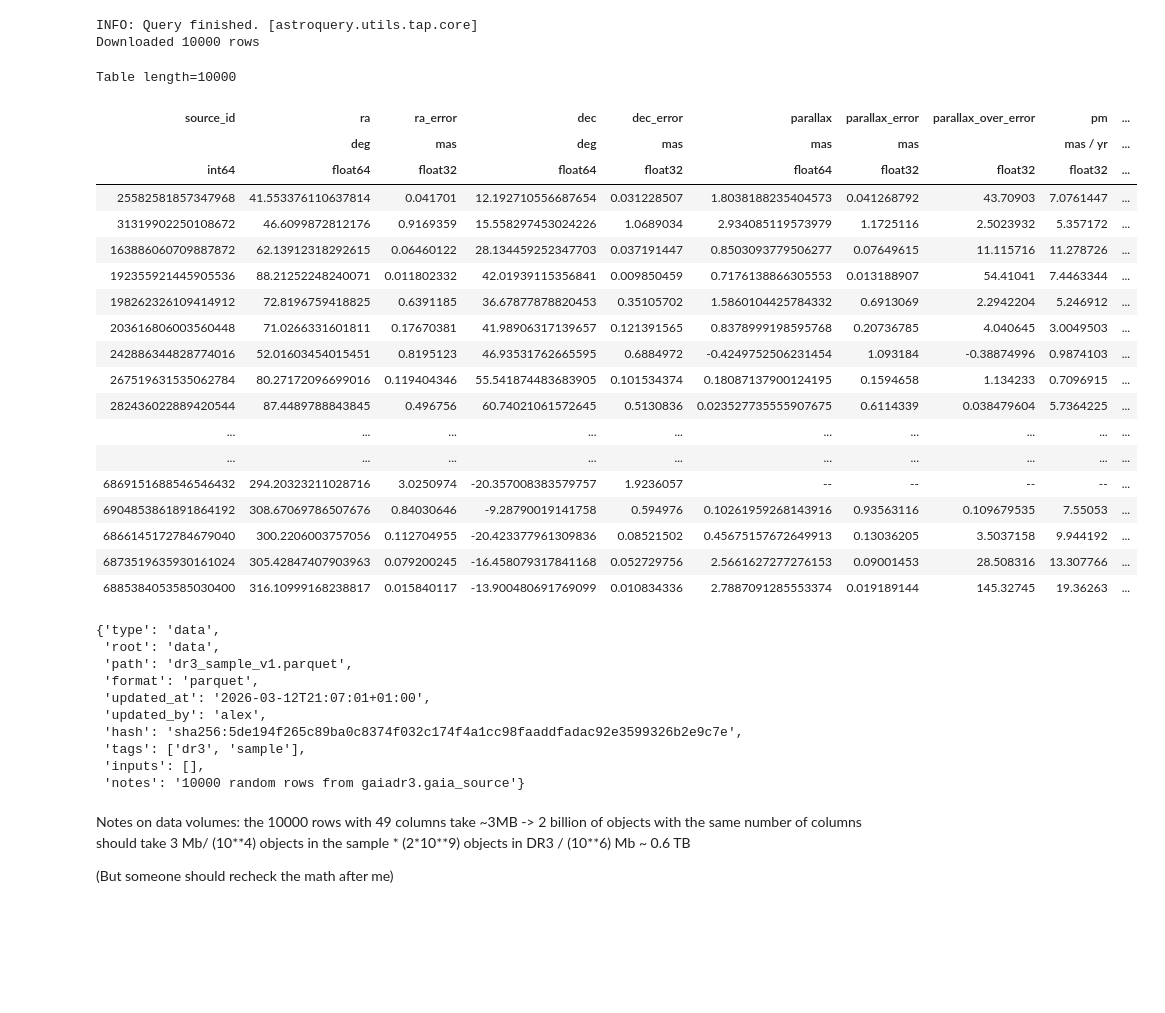
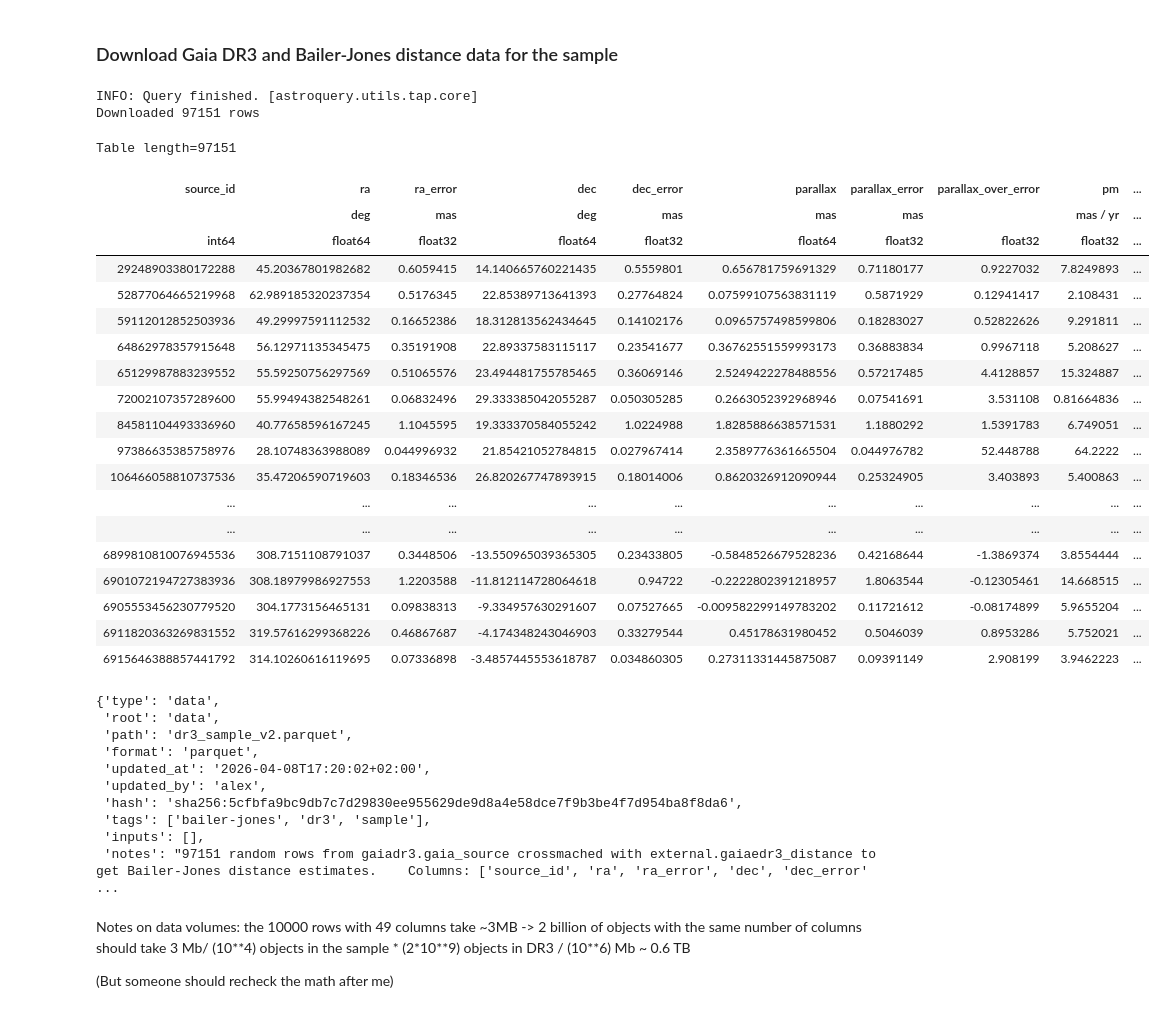
Before and after one commit to ShrRa/gaia_vis, a Jupyter notebook: 01_data_preparation/00_load_sample.ipynb, the cells around one changed output. Drawn from its saved outputs; the diff is of its cells as text; code cells hidden in the pictures; blank space fills up the shorter version.

Commit message:
Download Bayler-Jones

```diff
--- a/01_data_preparation/00_load_sample.ipynb
+++ b/01_data_preparation/00_load_sample.ipynb
@@ -25,5 +29,5 @@ COLUMNS = [
     "logg_gspphot", "logg_gspphot_lower", "logg_gspphot_upper", "mh_gspphot", "mh_gspphot_lower",
     "mh_gspphot_upper", "distance_gspphot", "distance_gspphot_lower", "distance_gspphot_upper"
 ]
-N_SAMPLE = 10000
+N_SAMPLE = 120000 # slightly larger sample size because Bailer-Jones table has fewer rows than the main Gaia table
 # %%
@@ -62,0 +69,17 @@ columns_info[columns_info['in_sample']].style.set_properties(
+# %%
+# Query params
+TABLE_BJ = "external.gaiaedr3_distance"
+COLUMNS_BJ = [
+    "source_id",
+    "r_med_geo", "r_lo_geo", "r_hi_geo", "r_med_photogeo", "r_lo_photogeo", "r_hi_photogeo", "flag"
+    ]
+# %%
+# Inspect schema for Gaia Bailer-Jones distances
+tab_bj = Gaia.load_table(TABLE_BJ)
+colnames_bj = [c.name for c in tab_bj.columns]
+coldescr_bj = [c.description for c in tab_bj.columns]
+coltype_bj = [c.data_type for c in tab_bj.columns]
+colunit_bj = [c.unit for c in tab_bj.columns]
+columns_info_bj = pd.DataFrame.from_dict({
+    'name': colnames_bj, 'description': coldescr_bj, 'type': coltype_bj, 'unit': colunit_bj, 'in_sample': [c in COLUMNS_BJ for c in colnames_bj]
+})
@@ -63,62 +104,67 @@ columns_info[columns_info['in_sample']].style.set_properties(
+# %% [markdown]
+### Download Gaia DR3 and Bailer-Jones distance data for the sample
 # %%
-cols = ", ".join(COLUMNS)
+cols = ", ".join(['gaia.'+c for c in COLUMNS])
 query = f"""
-SELECT TOP {N_SAMPLE} {cols}
-FROM {TABLE}
-WHERE random_index < {N_SAMPLE}
+SELECT TOP {N_SAMPLE} {cols}, bj.*
+FROM {TABLE} as gaia
+JOIN {TABLE_BJ} as bj
+ON gaia.source_id = bj.source_id
+WHERE gaia.random_index < {N_SAMPLE}
 """
 
 job = Gaia.launch_job_async(query)
 results = job.get_results()
 print(f"Downloaded {len(results)} rows")
 results
 # %% [output]
 INFO: Query finished. [astroquery.utils.tap.core]
-Downloaded 10000 rows
+Downloaded 97151 rows
-Table length=10000
+Table length=97151
 | source_id | ra | ra_error | dec | dec_error | parallax | parallax_error | parallax_over_error | pm | ... |
 |  | deg | mas | deg | mas | mas | mas |  | mas / yr | ... |
 | int64 | float64 | float32 | float64 | float32 | float64 | float32 | float32 | float32 | ... |
-| 25582581857347968 | 41.553376110637814 | 0.041701 | 12.192710556687654 | 0.031228507 | 1.8038188235404573 | 0.041268792 | 43.70903 | 7.0761447 | ... |
-| 31319902250108672 | 46.6099872812176 | 0.9169359 | 15.558297453024226 | 1.0689034 | 2.934085119573979 | 1.1725116 | 2.5023932 | 5.357172 | ... |
-| 163886060709887872 | 62.13912318292615 | 0.06460122 | 28.134459252347703 | 0.037191447 | 0.8503093779506277 | 0.07649615 | 11.115716 | 11.278726 | ... |
-| 192355921445905536 | 88.21252248240071 | 0.011802332 | 42.01939115356841 | 0.009850459 | 0.7176138866305553 | 0.013188907 | 54.41041 | 7.4463344 | ... |
-| 198262326109414912 | 72.8196759418825 | 0.6391185 | 36.67877878820453 | 0.35105702 | 1.5860104425784332 | 0.6913069 | 2.2942204 | 5.246912 | ... |
-| 203616806003560448 | 71.0266331601811 | 0.17670381 | 41.98906317139657 | 0.121391565 | 0.8378999198595768 | 0.20736785 | 4.040645 | 3.0049503 | ... |
-| 242886344828774016 | 52.01603454015451 | 0.8195123 | 46.93531762665595 | 0.6884972 | -0.4249752506231454 | 1.093184 | -0.38874996 | 0.9874103 | ... |
-| 267519631535062784 | 80.27172096699016 | 0.119404346 | 55.541874483683905 | 0.101534374 | 0.18087137900124195 | 0.1594658 | 1.134233 | 0.7096915 | ... |
-| 282436022889420544 | 87.4489788843845 | 0.496756 | 60.74021061572645 | 0.5130836 | 0.023527735555907675 | 0.6114339 | 0.038479604 | 5.7364225 | ... |
+| 29248903380172288 | 45.20367801982682 | 0.6059415 | 14.140665760221435 | 0.5559801 | 0.656781759691329 | 0.71180177 | 0.9227032 | 7.8249893 | ... |
+| 52877064665219968 | 62.989185320237354 | 0.5176345 | 22.85389713641393 | 0.27764824 | 0.07599107563831119 | 0.5871929 | 0.12941417 | 2.108431 | ... |
+| 59112012852503936 | 49.29997591112532 | 0.16652386 | 18.312813562434645 | 0.14102176 | 0.0965757498599806 | 0.18283027 | 0.52822626 | 9.291811 | ... |
+| 64862978357915648 | 56.12971135345475 | 0.35191908 | 22.89337583115117 | 0.23541677 | 0.36762551559993173 | 0.36883834 | 0.9967118 | 5.208627 | ... |
+| 65129987883239552 | 55.59250756297569 | 0.51065576 | 23.494481755785465 | 0.36069146 | 2.5249422278488556 | 0.57217485 | 4.4128857 | 15.324887 | ... |
+| 72002107357289600 | 55.99494382548261 | 0.06832496 | 29.333385042055287 | 0.050305285 | 0.2663052392968946 | 0.07541691 | 3.531108 | 0.81664836 | ... |
+| 84581104493336960 | 40.77658596167245 | 1.1045595 | 19.333370584055242 | 1.0224988 | 1.8285886638571531 | 1.1880292 | 1.5391783 | 6.749051 | ... |
+| 97386635385758976 | 28.10748363988089 | 0.044996932 | 21.85421052784815 | 0.027967414 | 2.3589776361665504 | 0.044976782 | 52.448788 | 64.2222 | ... |
+| 106466058810737536 | 35.47206590719603 | 0.18346536 | 26.820267747893915 | 0.18014006 | 0.8620326912090944 | 0.25324905 | 3.403893 | 5.400863 | ... |
 | ... | ... | ... | ... | ... | ... | ... | ... | ... | ... |
 | ... | ... | ... | ... | ... | ... | ... | ... | ... | ... |
-| 6869151688546546432 | 294.20323211028716 | 3.0250974 | -20.357008383579757 | 1.9236057 | -- | -- | -- | -- | ... |
-| 6904853861891864192 | 308.67069786507676 | 0.84030646 | -9.28790019141758 | 0.594976 | 0.10261959268143916 | 0.93563116 | 0.109679535 | 7.55053 | ... |
-| 6866145172784679040 | 300.2206003757056 | 0.112704955 | -20.423377961309836 | 0.08521502 | 0.45675157672649913 | 0.13036205 | 3.5037158 | 9.944192 | ... |
-| 6873519635930161024 | 305.42847407903963 | 0.079200245 | -16.458079317841168 | 0.052729756 | 2.5661627277276153 | 0.09001453 | 28.508316 | 13.307766 | ... |
-| 6885384053585030400 | 316.10999168238817 | 0.015840117 | -13.900480691769099 | 0.010834336 | 2.7887091285553374 | 0.019189144 | 145.32745 | 19.36263 | ... |
+| 6899810810076945536 | 308.7151108791037 | 0.3448506 | -13.550965039365305 | 0.23433805 | -0.5848526679528236 | 0.42168644 | -1.3869374 | 3.8554444 | ... |
+| 6901072194727383936 | 308.18979986927553 | 1.2203588 | -11.812114728064618 | 0.94722 | -0.2222802391218957 | 1.8063544 | -0.12305461 | 14.668515 | ... |
+| 6905553456230779520 | 304.1773156465131 | 0.09838313 | -9.334957630291607 | 0.07527665 | -0.009582299149783202 | 0.11721612 | -0.08174899 | 5.9655204 | ... |
+| 6911820363269831552 | 319.57616299368226 | 0.46867687 | -4.174348243046903 | 0.33279544 | 0.45178631980452 | 0.5046039 | 0.8953286 | 5.752021 | ... |
+| 6915646388857441792 | 314.10260616119695 | 0.07336898 | -3.4857445553618787 | 0.034860305 | 0.27311331445875087 | 0.09391149 | 2.908199 | 3.9462223 | ... |
 # %%
 results = results.to_pandas()
 # %%
-dr3_sample  = 'dr3_sample_v1'
+dr3_sample  = 'dr3_sample_v2'
 
 dp.save(
     results,
     name=dr3_sample,
     type='data',
     fmt='parquet',
-    tags=['dr3', 'sample'],
-    notes=f'{N_SAMPLE} random rows from {TABLE}',
+    tags=['dr3', 'sample', 'bailer-jones'],
+    notes=f'{len(results)} random rows from {TABLE} crossmached with {TABLE_BJ} to get Bailer-Jones distance estimates.\
+    Columns: {COLUMNS} plus all columns from {TABLE_BJ}.',
 )
 # %% [output]
 {'type': 'data',
  'root': 'data',
- 'path': 'dr3_sample_v1.parquet',
+ 'path': 'dr3_sample_v2.parquet',
  'format': 'parquet',
- 'updated_at': '2026-03-12T21:07:01+01:00',
+ 'updated_at': '2026-04-08T17:20:02+02:00',
  'updated_by': 'alex',
- 'hash': 'sha256:5de194f265c89ba0c8374f032c174f4a1cc98faaddfadac92e3599326b2e9c7e',
- 'tags': ['dr3', 'sample'],
+ 'hash': 'sha256:5cfbfa9bc9db7c7d29830ee955629de9d8a4e58dce7f9b3be4f7d954ba8f8da6',
+ 'tags': ['bailer-jones', 'dr3', 'sample'],
  'inputs': [],
- 'notes': '10000 random rows from gaiadr3.gaia_source'}
+ 'notes': "97151 random rows from gaiadr3.gaia_source crossmached with external.gaiaedr3_distance to get Bailer-Jones distance estimates.    Columns: ['source_id', 'ra', 'ra_error', 'dec', 'dec_error' ...
 # %% [markdown]
 Notes on data volumes: the 10000 rows with 49 columns take ~3MB -> 2 billion of objects with the same number of columns should take 3 Mb/ (10\**4) objects in the sample \* (2\*10\**9) objects in DR3 / (10\**6) Mb ~ 0.6 TB
 
```
Also changed, not shown: parts of 6 cells of this notebook, 1 other file.
